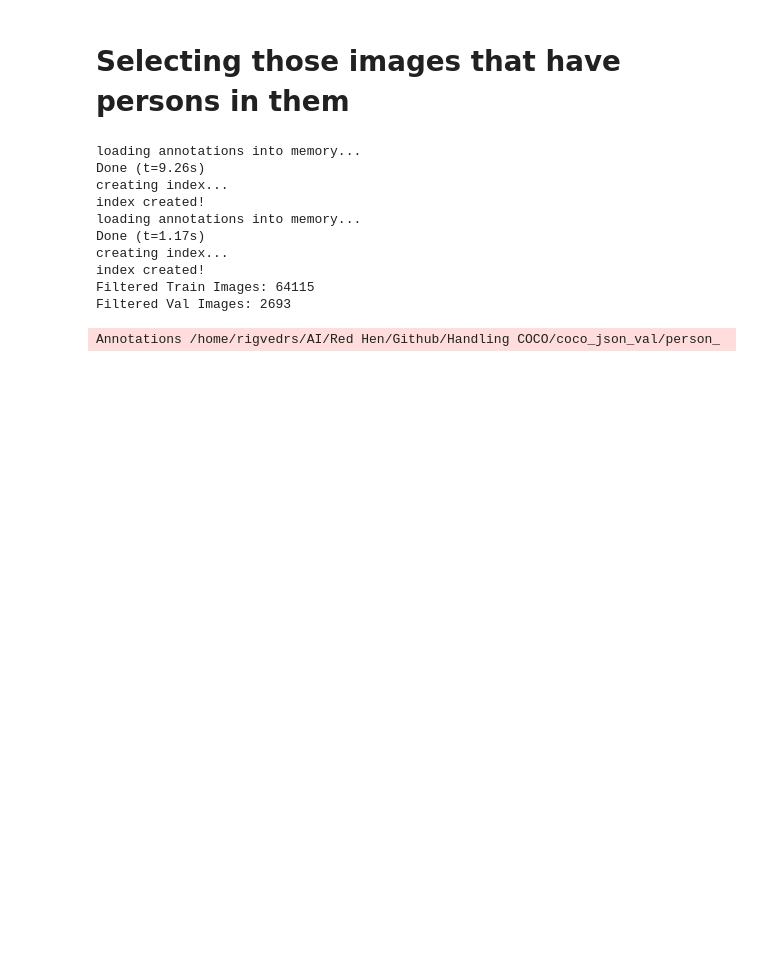
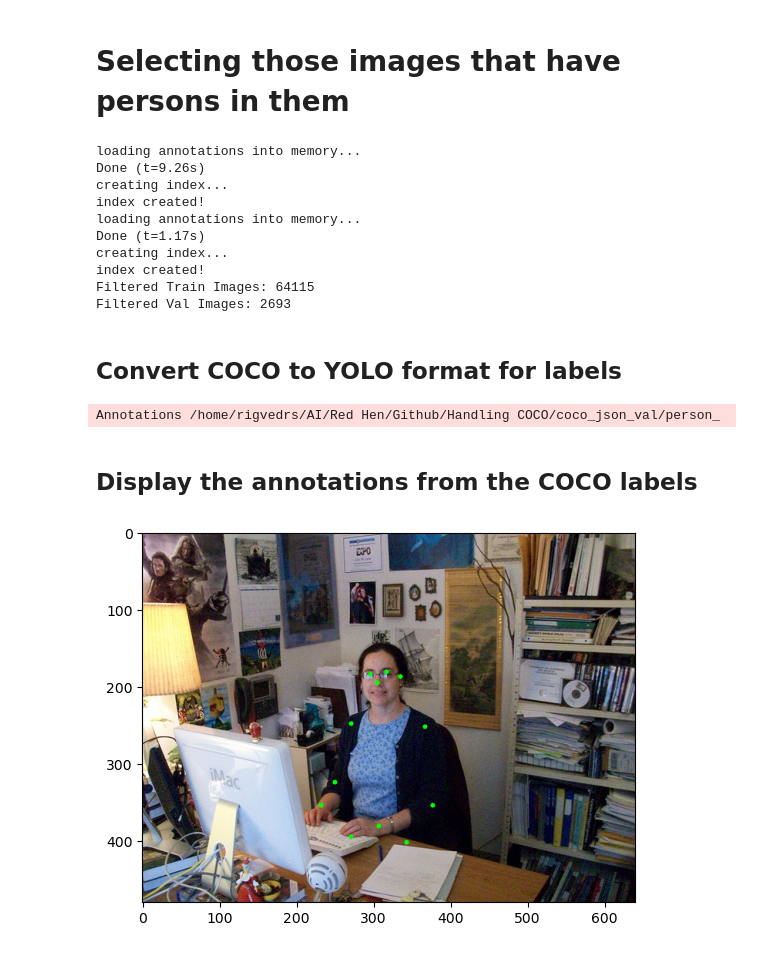
Before and after one commit to rigvedrs/Red-Hen-project, a Jupyter notebook: Handling COCO/COCO Content Images Download.ipynb, the cells around one changed output. Drawn from its saved outputs; the diff is of its cells as text; code cells hidden in the pictures; blank space fills up the shorter version.

Commit message:
add visualising methods

```diff
--- a/Handling COCO/COCO Content Images Download.ipynb
+++ b/Handling COCO/COCO Content Images Download.ipynb
@@ -28,7 +28,7 @@ for i in range(5):
     image_info = images[i]
     image_url = image_info['coco_url']
     image_id = image_info['id']
-    file_name = f"{output_dir}/{image_id}.jpg"
+    file_name = f"{output_dir}/{str(image_id).zfill(12)}.jpg"
 
     # Send a request to download the image
     response = requests.get(image_url)
@@ -152,8 +156,49 @@ creating index...
 index created!
 Filtered Train Images: 64115
 Filtered Val Images: 2693
+# %% [markdown]
+## Convert COCO to YOLO format for labels
 # %%
 from ultralytics.yolo.data.converter import convert_coco
 convert_coco(labels_dir='coco_json_val/', use_keypoints=True)
 # %% [output]
 Annotations /home/rigvedrs/AI/Red Hen/Github/Handling COCO/coco_json_val/person_
+# %% [markdown]
+## Display the annotations from the COCO labels
+# %%
+import cv2
+import matplotlib.pyplot as plt
+import json
+
+# Load the COCO JSON file
+with open(coco_json_path) as f:
+    data = json.load(f)
+
+# Select an image by its ID
+image_id = 386912
+image_data = next(item for item in data['images'] if item['id'] == image_id)
+fname = image_data['file_name']
+# image_path = f'styled_images/{fname}'
+image_path = f'coco_images/{fname}'
+
+# Load the image
+image = cv2.imread(image_path)
+
+# Get the annotations for the selected image
+annotations = [item for item in data['annotations'] if item['image_id'] == image_id]
+
+# Draw the keypoints on the image
+for annotation in annotations:
+    keypoints = annotation['keypoints']
+    for i in range(0, len(keypoints), 3):
+        x = keypoints[i]
+        y = keypoints[i+1]
+        v = keypoints[i+2]  # visibility flag
+        if v > 0:
+            cv2.circle(image, (x, y), 3, (0, 255, 0), -1)
+
+# Display the image
+plt.imshow(cv2.cvtColor(image, cv2.COLOR_BGR2RGB))
+plt.show()
+# %% [output]
+[figure, added]
```
Also changed, not shown: parts of 6 cells of this notebook, 8 other files.
